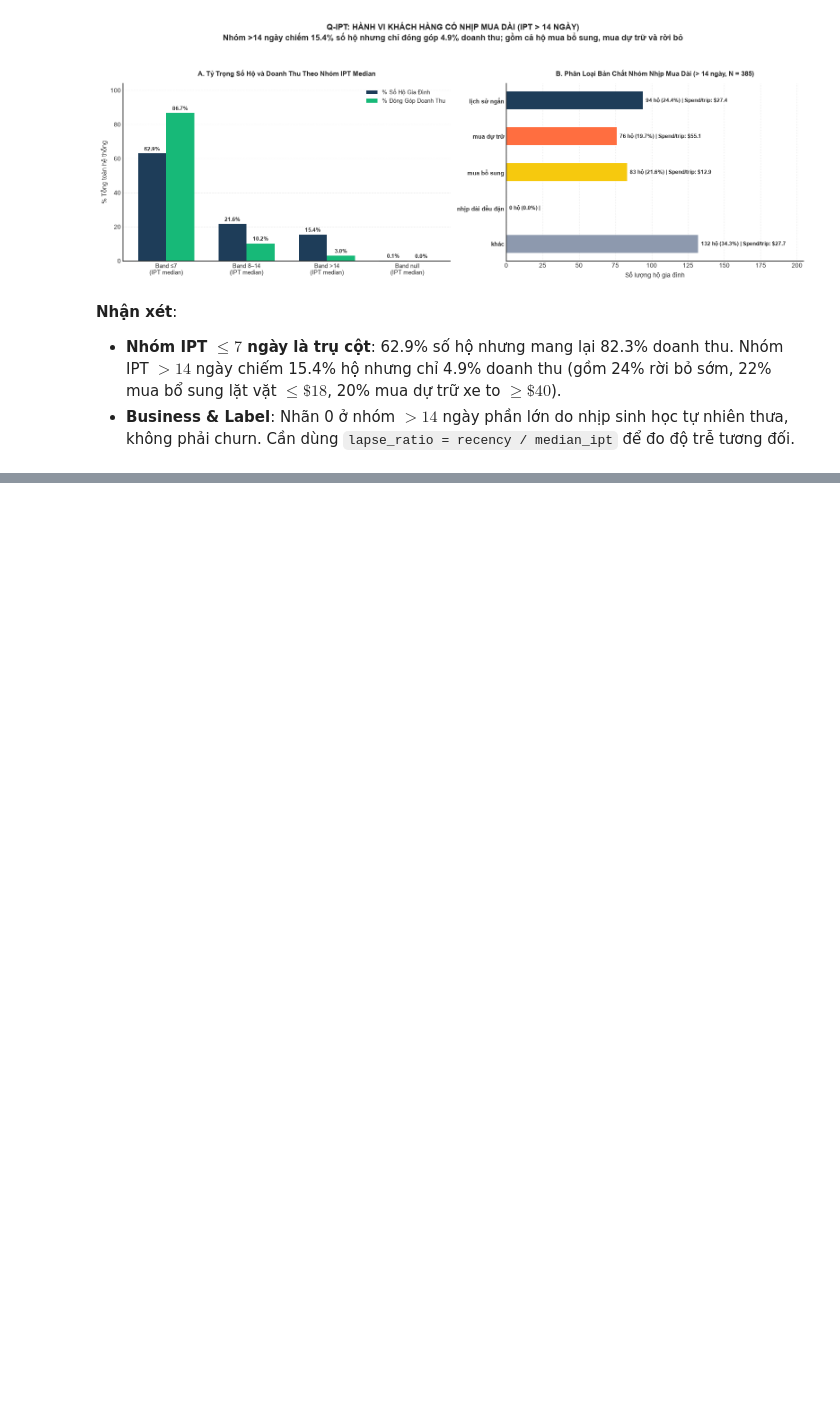
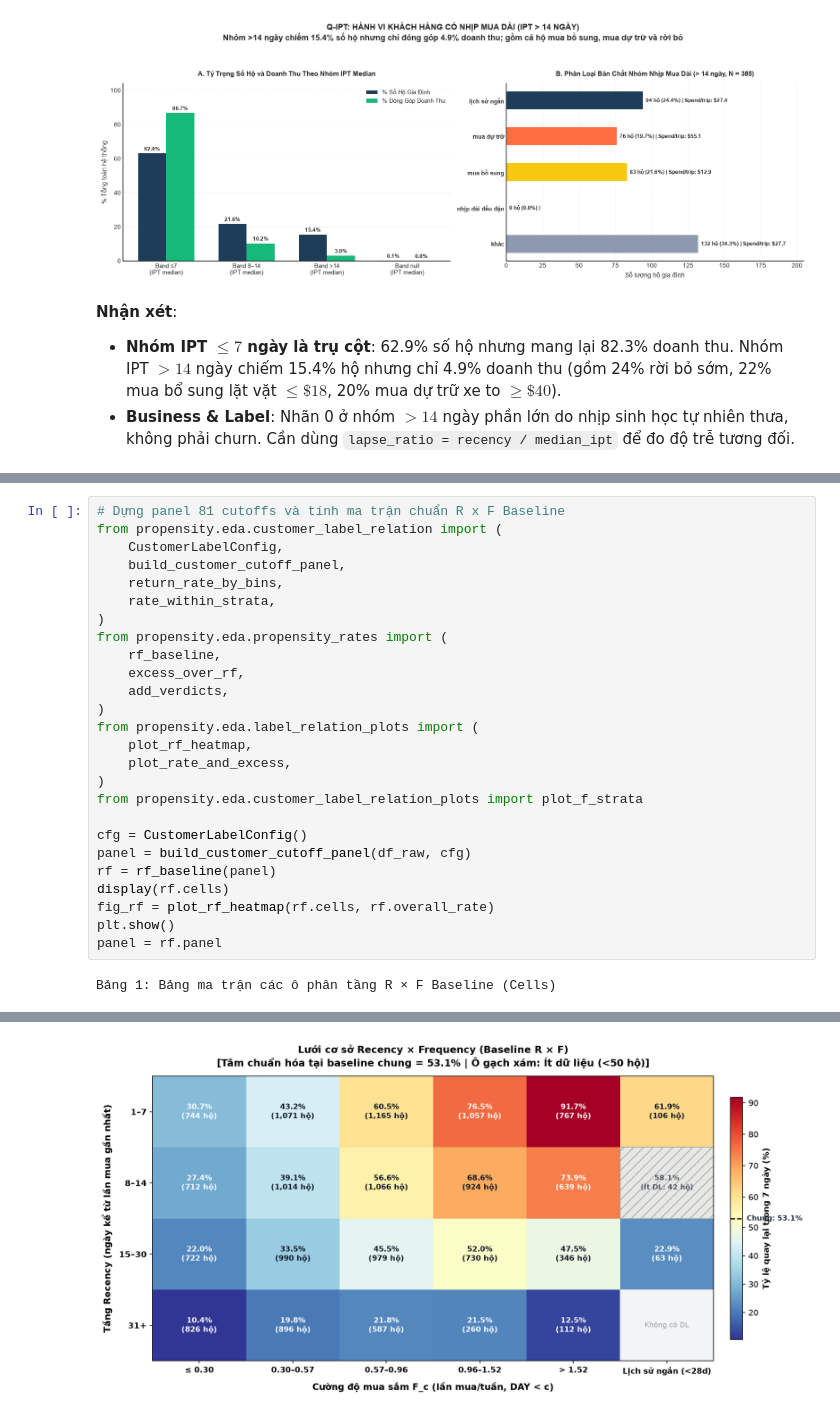
Before and after one commit to manhhungtr211/Propensity---Dunnhumby, a Jupyter notebook: notebooks/eda.ipynb, the cells around one changed output, grey strips where cells are left out. Saved outputs shown, nothing was run; the diff lists cells and outputs as text; blank space fills up the shorter version.

Commit message:
feat(eda): implement customer label relation, R x F baseline, and automated verdicts

```diff
--- a/notebooks/eda.ipynb
+++ b/notebooks/eda.ipynb
@@ -244,0 +262,28 @@ fig_ipt = plot_ipt_band_profile(report)
+# %%
+# Dựng panel 81 cutoffs và tính ma trận chuẩn R x F Baseline
+from propensity.eda.customer_label_relation import (
+    CustomerLabelConfig,
+    build_customer_cutoff_panel,
+    return_rate_by_bins,
+    rate_within_strata,
+)
+from propensity.eda.propensity_rates import (
+    rf_baseline,
+    excess_over_rf,
+    add_verdicts,
+)
+from propensity.eda.label_relation_plots import (
+    plot_rf_heatmap,
+    plot_rate_and_excess,
+)
+from propensity.eda.customer_label_relation_plots import plot_f_strata
+
+cfg = CustomerLabelConfig()
+panel = build_customer_cutoff_panel(df_raw, cfg)
+rf = rf_baseline(panel)
+display(rf.cells)
+fig_rf = plot_rf_heatmap(rf.cells, rf.overall_rate)
+plt.show()
+panel = rf.panel
+# %% [output]
+Bảng 1: Bảng ma trận các ô phân tầng R × F Baseline (Cells)
@@ -244,0 +307 @@ fig_ipt = plot_ipt_band_profile(report)
+[figure, added]
```
Also changed, not shown: parts of 16 cells of this notebook, 9 other files.
